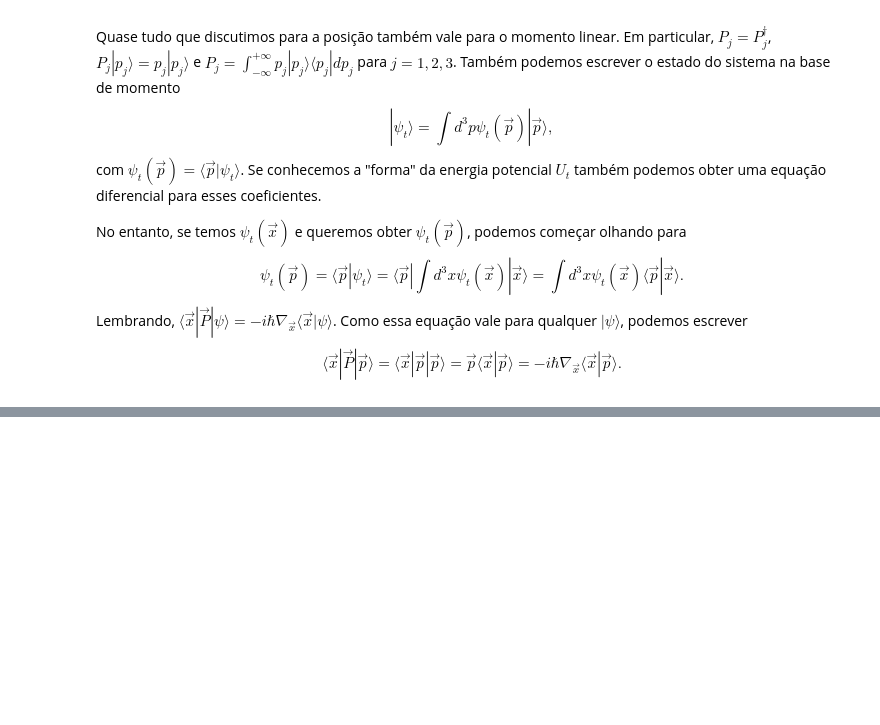
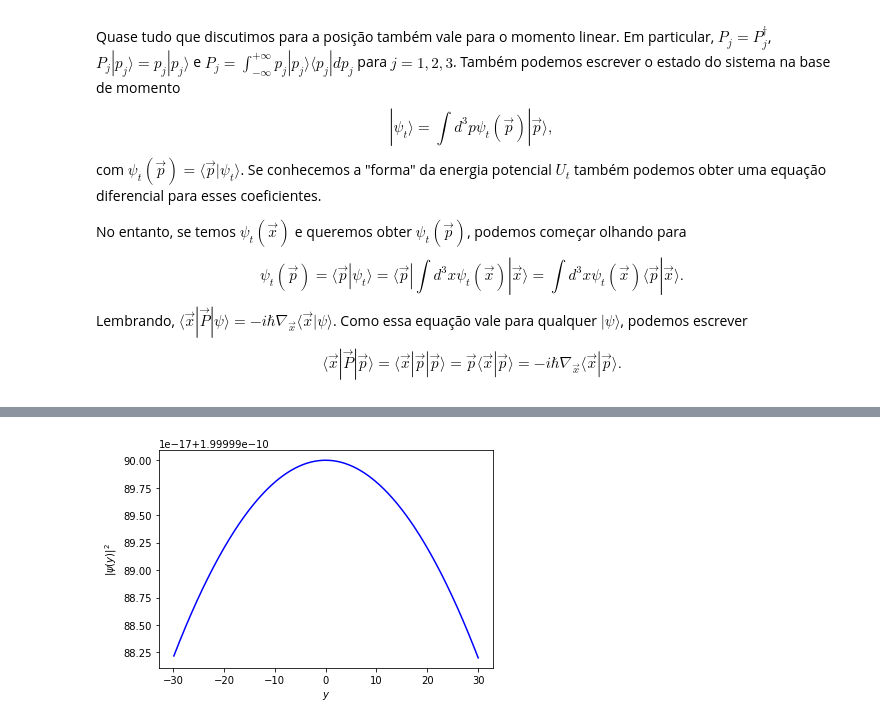
Before and after one commit to jonasmaziero/mecanica_quantica, a Jupyter notebook: 08_position.ipynb, the cells around one changed output, grey strips where cells are left out. Saved outputs shown, nothing was run; the diff lists cells and outputs as text; code cells hidden in the pictures; blank space fills up the shorter version.

```diff
--- a/08_position.ipynb
+++ b/08_position.ipynb
@@ -353,0 +468,20 @@ com $k,d\in\mathbb{R}$. Para este estado, calcule o desvio padrão da posição
+# %%
+def double_slit_(k,d,l):
+    N = 400
+    xv = np.zeros(N)
+    yv = np.zeros(N)
+    dx = 60/N
+    x = -30
+    for j in range(0,N):
+        x += dx
+        xv[j] = x
+        yv[j] = (2.0/pow(l,2.0))*(1.0-(pow(x,2.0)+pow(d,2.0)/2.0)/pow(l,2.0))#*(1+cos(k*x*d/l))
+    plt.plot(xv, yv, color = 'blue')
+    plt.xlabel('$y$')
+    plt.ylabel('$|\psi(y)|^{2}$')
+    axes = plt.gca()
+    plt.show()
+# %%
+double_slit_(10,100,10)
+# %% [output]
+[figure, added]
```
Also changed, not shown: parts of 16 cells of this notebook, 9 other files.
